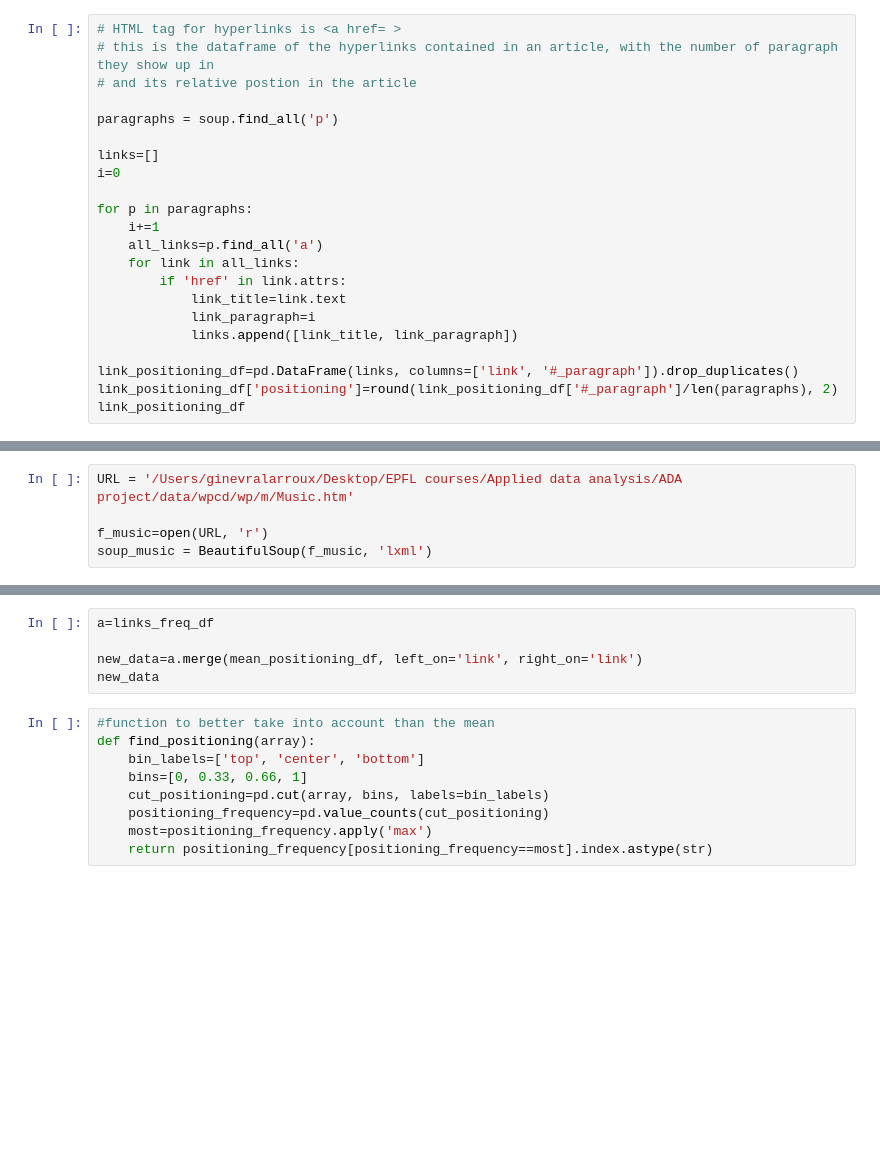
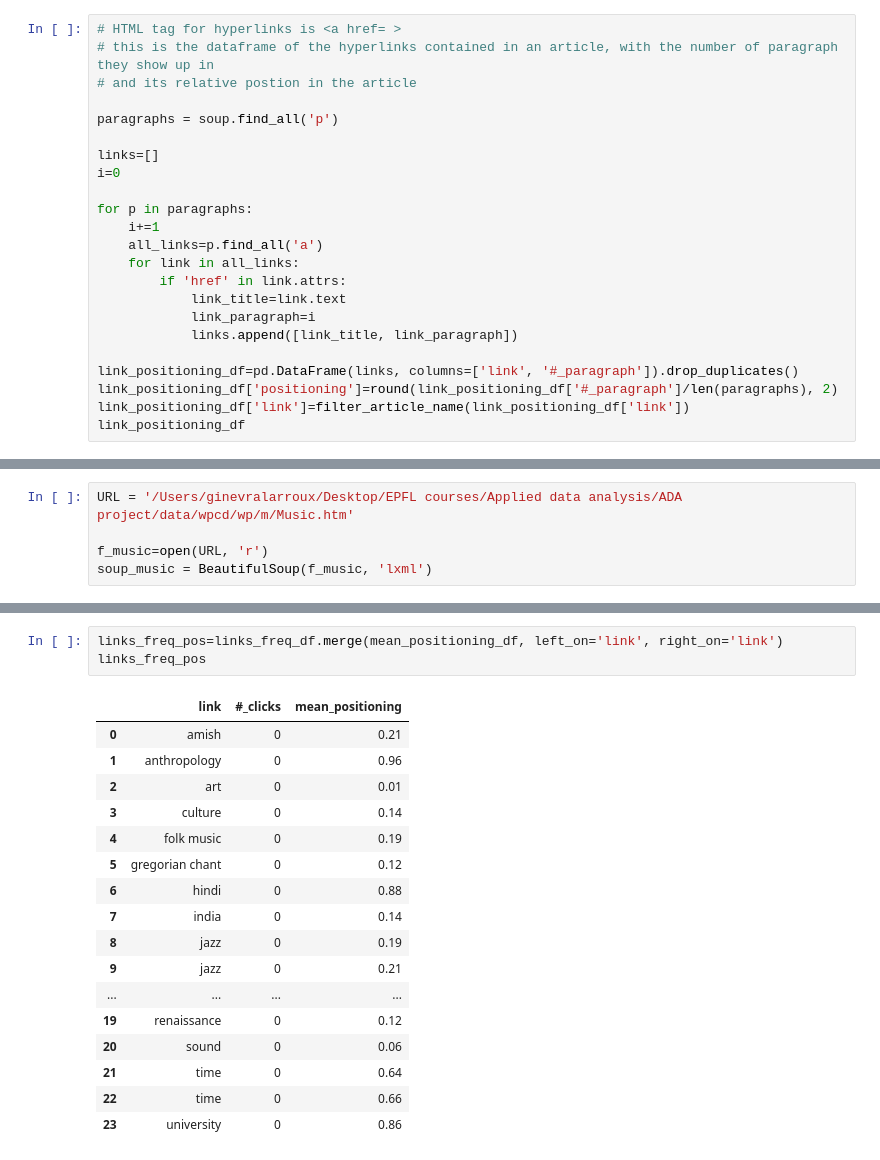
Before and after one commit to epfl-ada/ada-2022-project-theadalyzers, a Jupyter notebook: P2.ipynb, the cells around one changed output, grey strips where cells are left out. Cells and saved outputs as stored; diff of their text form; blank space fills up the shorter version.

```diff
--- a/P2.ipynb
+++ b/P2.ipynb
@@ -200,4 +200,5 @@ for p in paragraphs:
 
 link_positioning_df=pd.DataFrame(links, columns=['link', '#_paragraph']).drop_duplicates()
 link_positioning_df['positioning']=round(link_positioning_df['#_paragraph']/len(paragraphs), 2)
+link_positioning_df['link']=filter_article_name(link_positioning_df['link'])
 link_positioning_df
@@ -363,14 +476,21 @@ mean_positioning_df
 # %%
-a=links_freq_df
-
-new_data=a.merge(mean_positioning_df, left_on='link', right_on='link')
-new_data
+links_freq_pos=links_freq_df.merge(mean_positioning_df, left_on='link', right_on='link')
+links_freq_pos
+# %% [output]
+|  | link | #_clicks | mean_positioning |
+| 0 | amish | 0 | 0.21 |
+| 1 | anthropology | 0 | 0.96 |
+| 2 | art | 0 | 0.01 |
+| 3 | culture | 0 | 0.14 |
+| 4 | folk music | 0 | 0.19 |
+| 5 | gregorian chant | 0 | 0.12 |
+| 6 | hindi | 0 | 0.88 |
+| 7 | india | 0 | 0.14 |
+| 8 | jazz | 0 | 0.19 |
+| 9 | jazz | 0 | 0.21 |
+| ... | ... | ... | ... |
+| 19 | renaissance | 0 | 0.12 |
+| 20 | sound | 0 | 0.06 |
+| 21 | time | 0 | 0.64 |
+| 22 | time | 0 | 0.66 |
+| 23 | university | 0 | 0.86 |
-# %%
-#function to better take into account than the mean
-def find_positioning(array):
-    bin_labels=['top', 'center', 'bottom']
-    bins=[0, 0.33, 0.66, 1]
-    cut_positioning=pd.cut(array, bins, labels=bin_labels)
-    positioning_frequency=pd.value_counts(cut_positioning)
-    most=positioning_frequency.apply('max')
-    return positioning_frequency[positioning_frequency==most].index.astype(str)
```
Also changed, not shown: parts of 20 cells of this notebook.
